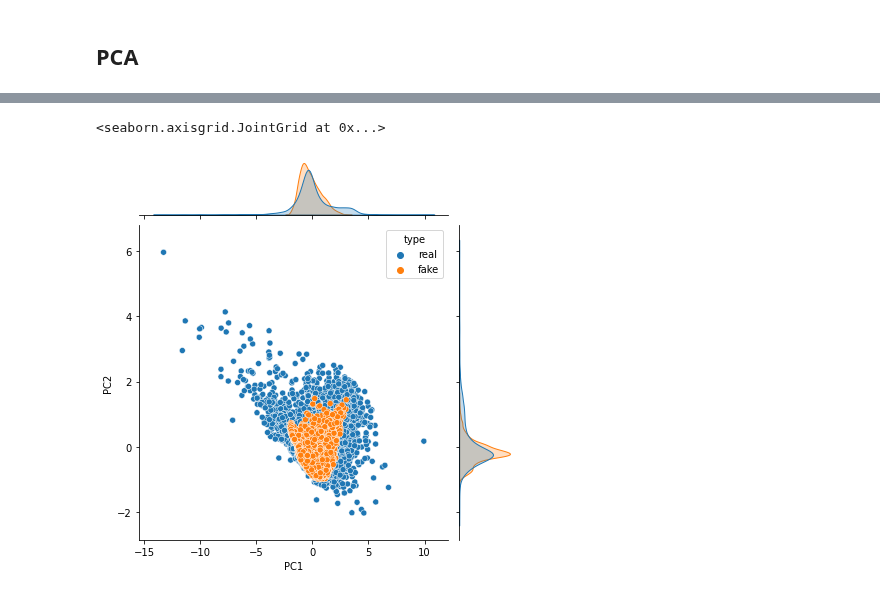
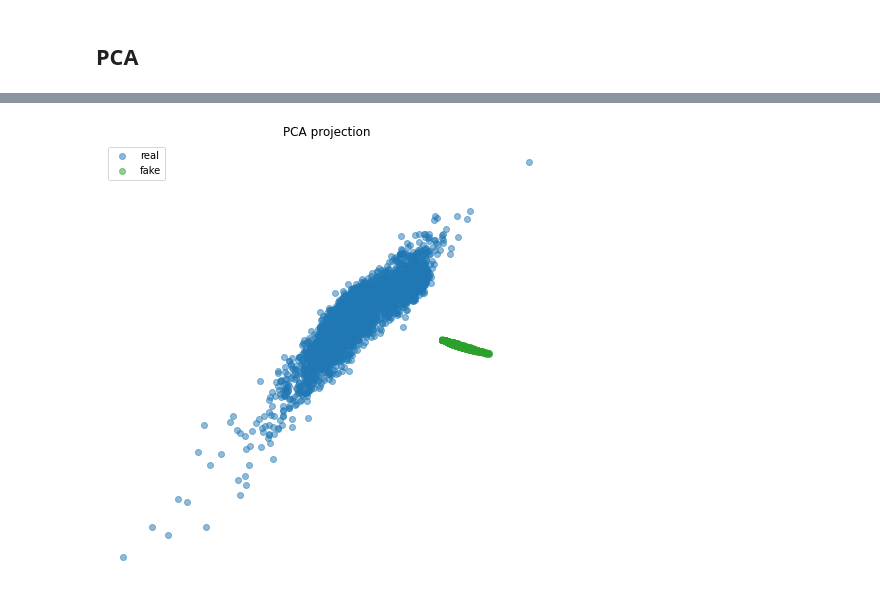
Before and after one commit to djib2011/timeseries-gan, a Jupyter notebook: experimentation/evaluate_gan.ipynb, the cells around one changed output, grey strips where cells are left out. Drawn from its saved outputs; the diff is of its cells as text; code cells hidden in the pictures.

```diff
--- a/experimentation/evaluate_gan.ipynb
+++ b/experimentation/evaluate_gan.ipynb
@@ -98,7 +178,4 @@ ax.set_title('PCA projection');
-# %%
-df = pd.DataFrame({'PC1': np.r_[r_x, f_x], 'PC2': np.r_[r_y, f_y], 'type': ['real'] * len(r_x) + ['fake'] * len(f_x)})
-
-sns.jointplot(data=df, x='PC1', y='PC2', hue='type')
-# %% [output]
-<seaborn.axisgrid.JointGrid at 0x...>
-[figure, removed]
+# %%
+simple_scatter(projections['pca'], 'PCA')
+# %% [output]
+[figure, added]
```
Also changed, not shown: parts of 19 cells of this notebook, 35 other files.
